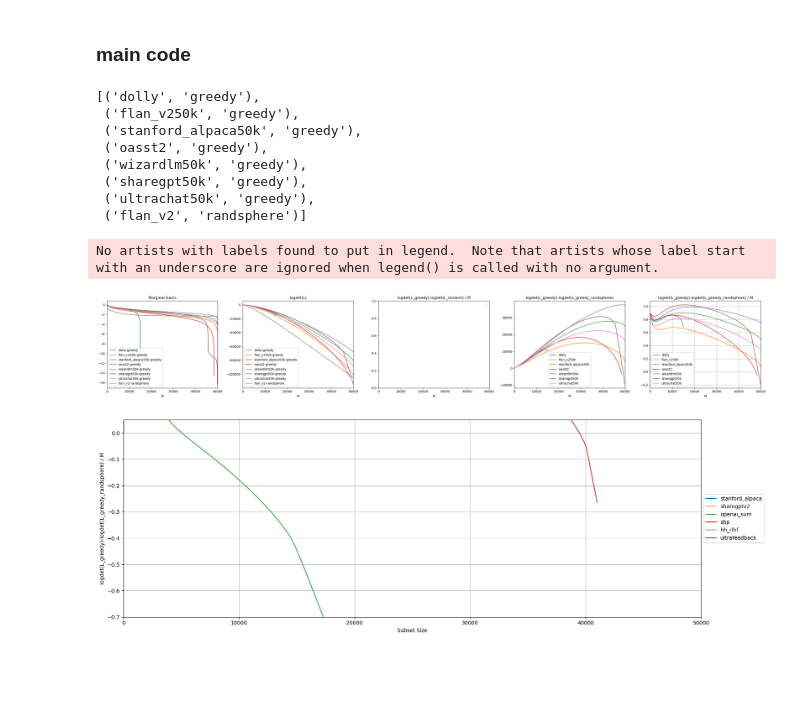
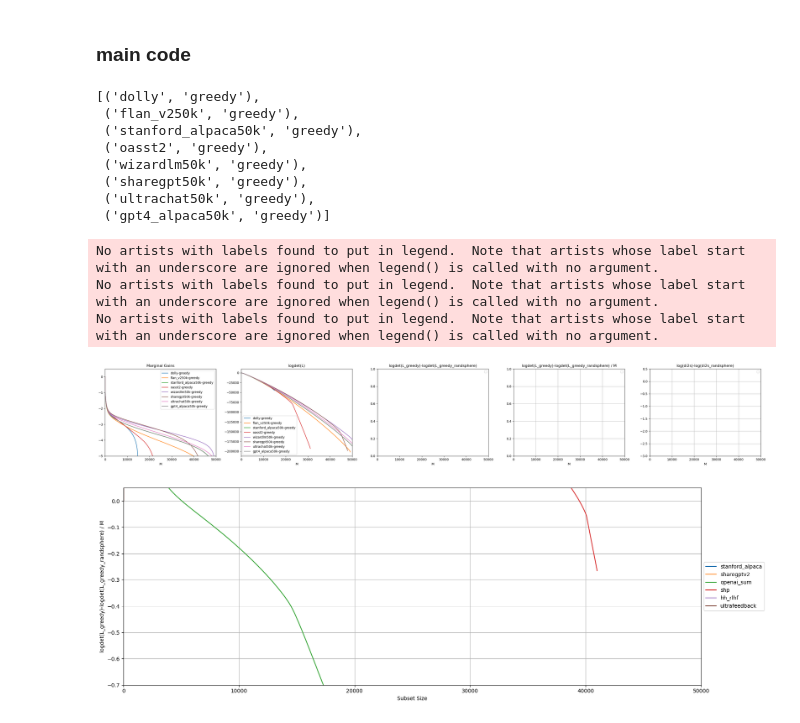
Before and after one commit to tt6746690/open-instruct, a Jupyter notebook: scripts/note_pruning.ipynb, the cells around one changed output. Cells and saved outputs as stored; diff of their text form; code cells hidden in the pictures; blank space fills up the shorter version.

Commit message:
add alpagasus dataset

```diff
--- a/scripts/note_pruning.ipynb
+++ b/scripts/note_pruning.ipynb
@@ -700,13 +713,17 @@ dataset_list = [
 ]
 
 dataset_list = [
+#     'lima',
     'dolly',
     'flan_v250k',
     'stanford_alpaca50k',
     'oasst2',
+#     'oasst1',
     'wizardlm50k',
     'sharegpt50k',
     'ultrachat50k',
+    # extra
+    'gpt4_alpaca50k',
 ]
 
 kmd = 'llama7br512p4096'
@@ -742,10 +759,10 @@ ord_to_sort_by = {
     ##
     ## {vmf,rbf}  x {text,grad}
     ##
-#     'greedy': f'dppmap_k=vmf_gamma=1_kmd=mpnet_kemb=text+embedding', # mpnet text
-    'greedy': f'dppmap_k=rbf_gamma=1e-3_kmd={kmd}_kemb=text+embedding', # text
+    'greedy': f'dppmap_k=vmf_gamma=1_kmd=mpnet_kemb=text+embedding', # mpnet text
+#     'greedy': f'dppmap_k=rbf_gamma=1e-3_kmd={kmd}_kemb=text+embedding', # text
 #     'greedy': f'dppmap_k=vmf_gamma=1_kmd={kmd}_kemb=grad+rp+loraB', # grad
-#     'greedy': f'dppmap_k=vmf_gamma=10_kmd={md}_kemb=text+embedding', # text
+#     'greedy': f'dppmap_k=vmf_gamma=10_kmd={kmd}_kemb=text+embedding', # text
 #     'greedy': f'dppmap_k=rbf_gamma=1e-2_kmd={md}_kemb=grad+rp+loraB', # grad
 }
 
@@ -795,7 +812,17 @@ list(mgs.keys())
  ('wizardlm50k', 'greedy'),
  ('sharegpt50k', 'greedy'),
  ('ultrachat50k', 'greedy'),
- ('flan_v2', 'randsphere')]
+ ('gpt4_alpaca50k', 'greedy')]
+# %%
+def compute_log_marginal_gains_diff(marginal_gains_dataset1, marginal_gains_dataset2, max_len=None):
+    if max_len is None:
+        max_len = min(len(marginal_gains_dataset1), len(marginal_gains_dataset2))
+    else:
+        max_len = min(len(marginal_gains_dataset1), len(marginal_gains_dataset2), max_len)
+    marginal_gains_dataset1 = marginal_gains_dataset1[:max_len]
+    marginal_gains_dataset2 = marginal_gains_dataset2[:max_len]
+    marginal_gains_diff = marginal_gains_dataset1 - marginal_gains_dataset2
+    return marginal_gains_diff
 # %%
 import matplotlib.pyplot as plt
 from matplotlib.scale import FuncScale
@@ -826,6 +853,7 @@ for (dataset, ordering), ys in mgs.items():
     xs_ = xs[xs<len(ys)]
     ys_ = ys[xs_]
     ax.plot(xs_, ys_, '--' if 'random' in ordering else '-', label=label, alpha=.7 if 'random' in ordering else 1)
+ax.set_ylim((-5, 0.5))
 ax.legend()
 ax.set_xlim(xlim)
 # if ys_[1] > 1:
@@ -844,18 +872,18 @@ ax.legend()
 ax.set_xlim(xlim)
 
 
+# ax = axs[2]
+# for dataset in dataset_list:
+#     if not all((dataset, x) in mgs for x in ['random:s@0', 'greedy']): continue
+#     logdetL_diff = compute_logdetL_diff(mgs[(dataset, 'greedy')], mgs[(dataset, 'random:s@0')])
+#     logdetL_diff_per_datapoint = logdetL_diff / (np.arange(len(logdetL_diff))+1)
+#     xs_ = xs[xs<len(logdetL_diff)]
+#     ax.plot(xs_, logdetL_diff_per_datapoint[xs_], label=dataset)
+# ax.legend()
+# ax.set_xlim(xlim)
+# # ax.set_ylim((0,1))
+
 ax = axs[2]
-for dataset in dataset_list:
-    if not all((dataset, x) in mgs for x in ['random:s@0', 'greedy']): continue
-    logdetL_diff = compute_logdetL_diff(mgs[(dataset, 'greedy')], mgs[(dataset, 'random:s@0')])
-    logdetL_diff_per_datapoint = logdetL_diff / (np.arange(len(logdetL_diff))+1)
-    xs_ = xs[xs<len(logdetL_diff)]
-    ax.plot(xs_, logdetL_diff_per_datapoint[xs_], label=dataset)
-ax.legend()
-ax.set_xlim(xlim)
-# ax.set_ylim((0,1))
-
-ax = axs[3]
 for dataset in dataset_list:
     if not all((dataset, x) in mgs for x in ['greedy']): continue
     if ('flan_v2', 'randsphere') not in mgs: continue
@@ -864,38 +892,55 @@ for dataset in dataset_list:
     ax.plot(xs_, logdetL_diff[xs_], label=dataset)
 # ax.set_ylim(top=0)
 ax.legend()
 ax.set_xlim(xlim)
 
 
-ax = axs[4]
+ax = axs[3]
 for dataset in dataset_list:
     if not all((dataset, x) in mgs for x in ['greedy']): continue
     if ('flan_v2', 'randsphere') not in mgs: continue
     logdetL_diff = compute_logdetL_diff(mgs[(dataset, 'greedy')], mgs[('flan_v2', 'randsphere')])
     logdetL_diff_per_datapoint = logdetL_diff / (np.arange(len(logdetL_diff))+1)
     xs_ = xs[xs<len(logdetL_diff)]
     ax.plot(xs_, logdetL_diff_per_datapoint[xs_], label=dataset)
 # ax.set_ylim(top=0)
 # ax.set_ylim(bottom=-0.5)
 ax.legend()
 ax.set_xlim(xlim)
 ax.grid()
 
 
+ax = axs[4]
+for dataset in dataset_list:
+    if not all((dataset, x) in mgs for x in ['greedy']): continue
+    if ('flan_v2', 'randsphere') not in mgs: continue
+    marginal_gains_diff = compute_log_marginal_gains_diff(mgs[(dataset, 'greedy')], mgs[('flan_v2', 'randsphere')])
+#     logdetL_diff_per_datapoint = logdetL_diff / (np.arange(len(logdetL_diff))+1)
+    xs_ = xs[xs<len(marginal_gains_diff)]
+    ax.plot(xs_, marginal_gains_diff[xs_], label=dataset)
+ax.set_ylim((-3, 0.5))
+ax.legend()
+ax.set_xlim(xlim)
+ax.grid()
+
+
 axs[0].set_title('Marginal Gains')
 axs[1].set_title('logdet(L)')
-axs[2].set_title('logdet(L_greedy)-logdet(L_random) / M')
-axs[3].set_title('logdet(L_greedy)-logdet(L_greedy_randsphere)')
-axs[4].set_title('logdet(L_greedy)-logdet(L_greedy_randsphere) / M')
+# axs[2].set_title('logdet(L_greedy)-logdet(L_random) / M')
+axs[2].set_title('logdet(L_greedy)-logdet(L_greedy_randsphere)')
+axs[3].set_title('logdet(L_greedy)-logdet(L_greedy_randsphere) / M')
+axs[4].set_title('log(di2s)-log(di2s_randsphere)')
 
 for i in range(5):
     axs[i].set_xlabel('M')
 
 
 fig.tight_layout()
 # %% [output]
 No artists with labels found to put in legend.  Note that artists whose label start with an underscore are ignored when legend() is called with no argument.
+No artists with labels found to put in legend.  Note that artists whose label start with an underscore are ignored when legend() is called with no argument.
+No artists with labels found to put in legend.  Note that artists whose label start with an underscore are ignored when legend() is called with no argument.
-[figure, old version]
+[figure, new version]
 # %%
 fig, ax = plt.subplots(1,1,figsize=(18,6))
 for dataset in dataset_list:
```
Also changed, not shown: parts of 10 cells of this notebook, 6 other files.
